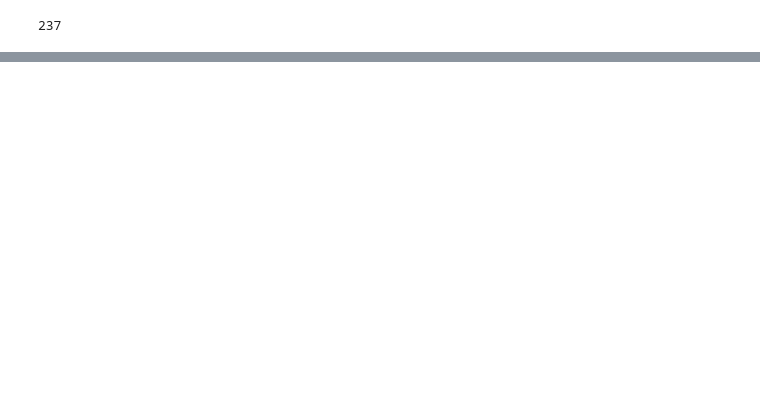
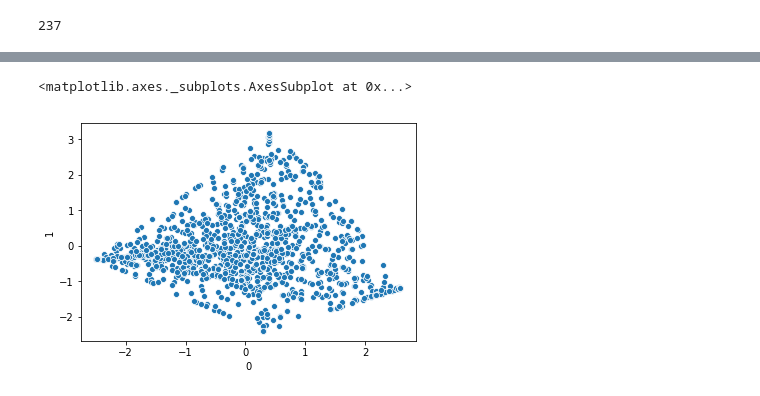
Before and after one commit to simonsthings/news_find_me_textmining, a Jupyter notebook: python/Textmining_NOZ.ipynb, the cells around one changed output, grey strips where cells are left out. Saved outputs shown, nothing was run; the diff lists cells and outputs as text; code cells hidden in the pictures; blank space fills up the shorter version.

```diff
--- a/python/Textmining_NOZ.ipynb
+++ b/python/Textmining_NOZ.ipynb
@@ -228,0 +204,25 @@ def format_topics_sentences(ldamodel, corpus, texts):
+# %%
+def format_all_topics_for_documents(ldamodel, corpus, texts):
+    min_prob_backup = ldamodel.minimum_probability
+    ldamodel.minimum_probability = 0.0
+    # Init output
+    props_df = pd.DataFrame(columns=[i for i in range(NUM_TOPICS)], dtype='float64')
+
+    # Get main topic in each document
+    for i, row in enumerate(ldamodel[corpus]):
+        # print(row)
+        row = sorted(row, key=lambda x: (x[1]), reverse=True)
+        # Get the Dominant topic, Perc Contribution and Keywords for each document
+        for j, (topic_num, prop_topic) in enumerate(row):
+            props_df.loc[i, topic_num] = prop_topic
+#     props_df.columns = ['Dominant_Topic', 'Perc_Contribution', 'Topic_Keywords']
+
+    column_map = {topic_num: f"Topic {topic_num}" for topic_num in range(NUM_TOPICS)}
+    row_map = {doc_num: f"Doc {doc_num}" for doc_num in range(len(topics_df))}
+    props_df.rename(column_map, axis='columns', inplace=True)
+    props_df.rename(row_map, axis='index', inplace=True)
+
+    ldamodel.minimum_probability = min_prob_backup
+    return(props_df)
+props_df = format_all_topics_for_documents(ldamodel=ldamodel, corpus=doc_term_matrix, texts=doc_clean)
+props_df
@@ -290,0 +414,8 @@ df_dominant_topic.shape
+# %%
+# Separating out the features
+x = props_df.values
+# Standardizing the features
+x = StandardScaler().fit_transform(x)
+x_df = pd.DataFrame(x)
+x_df
+# x_df.sum(axis=1)
@@ -290,0 +445,11 @@ df_dominant_topic.shape
+# %%
+# pca = PCA(n_components=2)
+pca = PCA()
+principalComponents = pca.fit_transform(x)
+principal_df = pd.DataFrame(data=principalComponents)
+# principal_df
+# %%
+sns.scatterplot(x=principal_df[0], y=principal_df[1])
+# %% [output]
+<matplotlib.axes._subplots.AxesSubplot at 0x...>
+[figure, added]
```
Also changed, not shown: parts of 26 cells of this notebook.
